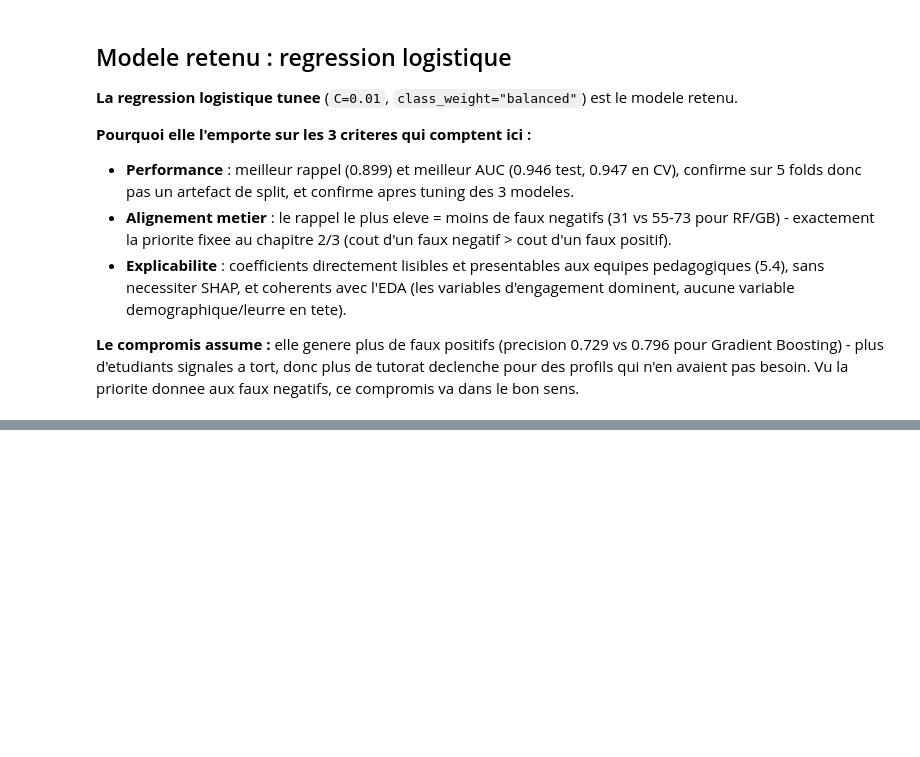
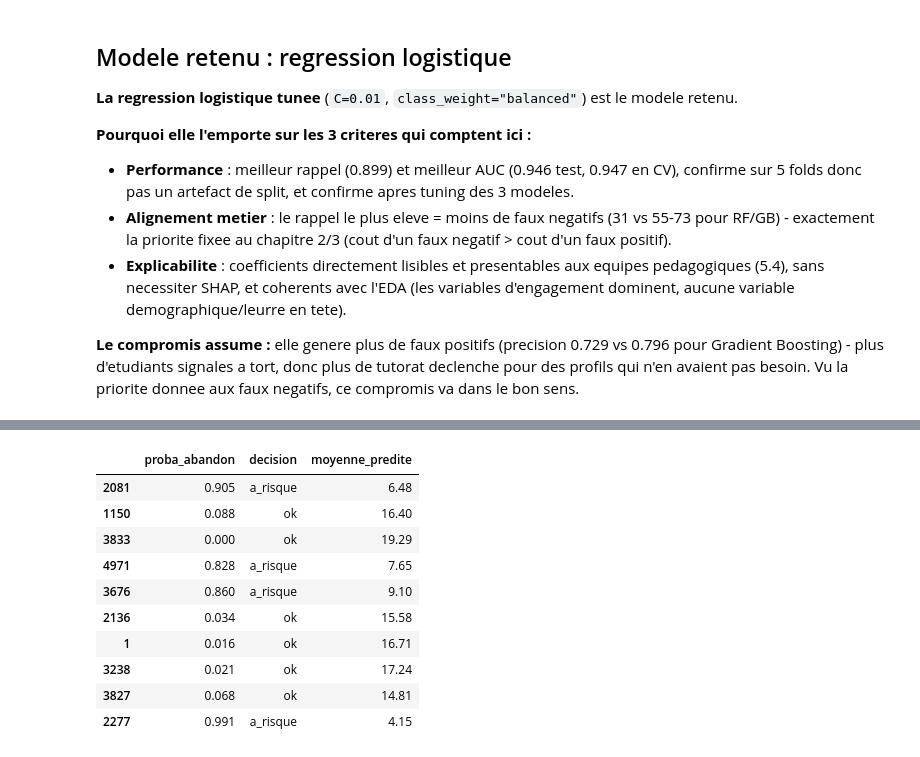
Before and after one commit to marc-proxiel/ProjetDecrochage, a Jupyter notebook: EtudeDecrochageMVA.ipynb, the cells around one changed output, grey strips where cells are left out. Cells and saved outputs as stored; diff of their text form; code cells hidden in the pictures; blank space fills up the shorter version.

```diff
--- a/EtudeDecrochageMVA.ipynb
+++ b/EtudeDecrochageMVA.ipynb
@@ -1163,0 +1502,28 @@ Démarrage de mlflow : uv run mlflow ui --backend-store-uri sqlite:///mlflow.db
+# %%
+def predire_etudiant(X, seuil=0.5):
+    """Renvoie proba/decision d'abandon (classifieur) + note predite (regresseur),
+    pour les memes lignes X (memes features mi-semestre pour les deux modeles)."""
+    proba = modeles_tunes["Regression logistique"].predict_proba(X)[:, 1]
+    note = reg_final.predict(X)
+    return pd.DataFrame(
+        {
+            "proba_abandon": proba.round(3),
+            "decision": ["a_risque" if p >= seuil else "ok" for p in proba],
+            "moyenne_predite": note.round(2),
+        },
+        index=X.index,
+    )
+
+predire_etudiant(X_test.head(10))
+# %% [output]
+|  | proba_abandon | decision | moyenne_predite |
+| 2081 | 0.905 | a_risque | 6.48 |
+| 1150 | 0.088 | ok | 16.40 |
+| 3833 | 0.000 | ok | 19.29 |
+| 4971 | 0.828 | a_risque | 7.65 |
+| 3676 | 0.860 | a_risque | 9.10 |
+| 2136 | 0.034 | ok | 15.58 |
+| 1 | 0.016 | ok | 16.71 |
+| 3238 | 0.021 | ok | 17.24 |
+| 3827 | 0.068 | ok | 14.81 |
+| 2277 | 0.991 | a_risque | 4.15 |
```
Also changed, not shown: parts of 46 cells of this notebook, 9 other files.
